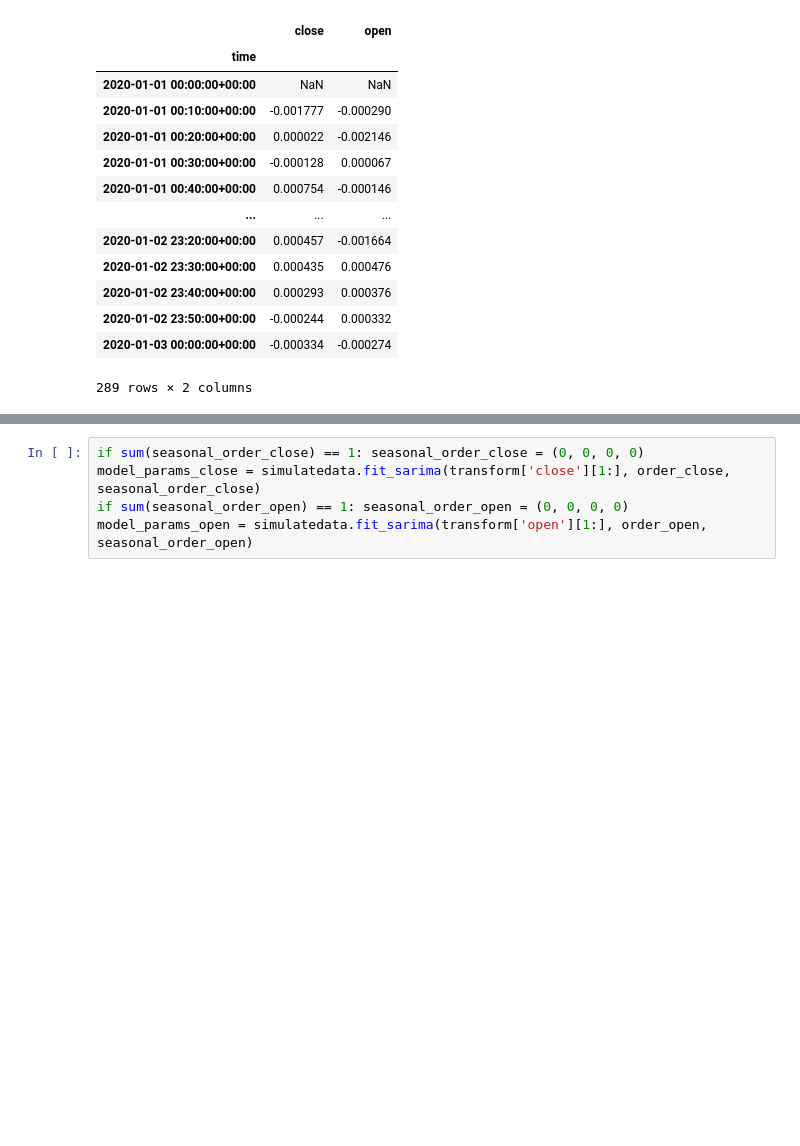
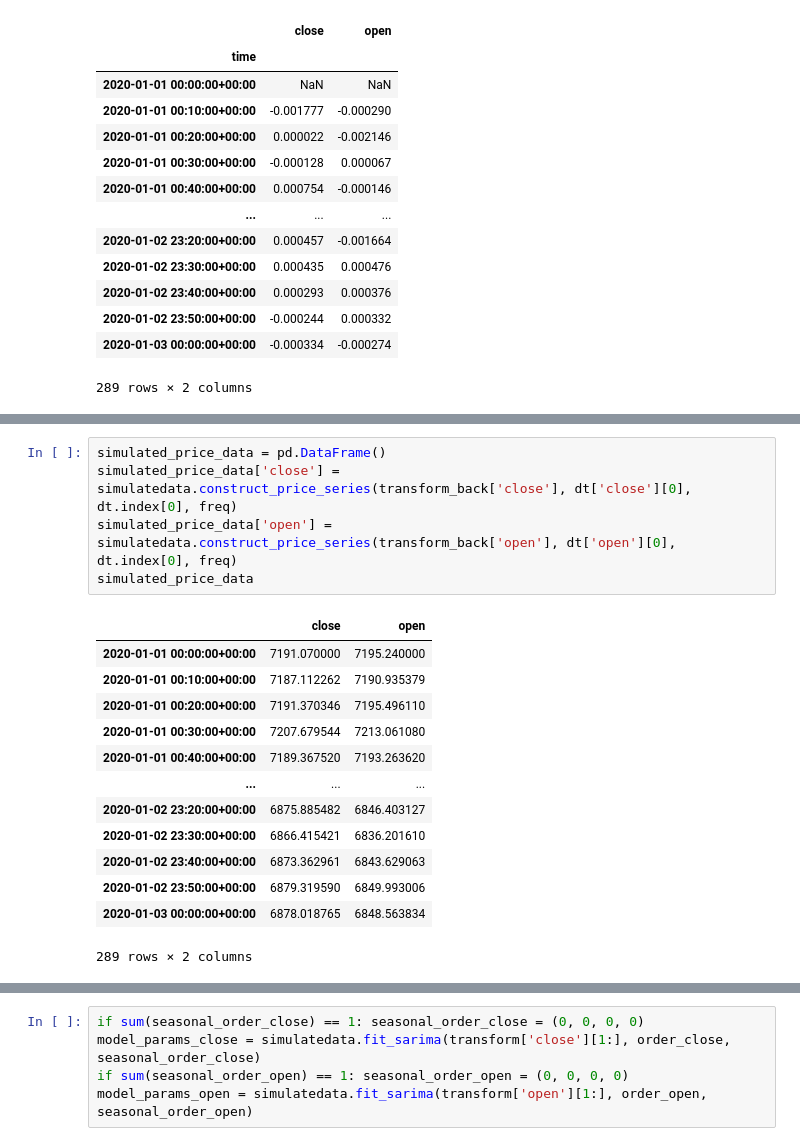
Before and after one commit to Bin1711/Binance, a Jupyter notebook: simulation_test.ipynb, the cells around one changed output, grey strips where cells are left out. Saved outputs shown, nothing was run; the diff lists cells and outputs as text; blank space fills up the shorter version.

```diff
--- a/simulation_test.ipynb
+++ b/simulation_test.ipynb
@@ -76,0 +175,19 @@ dt1
+# %%
+simulated_price_data = pd.DataFrame()
+simulated_price_data['close'] = simulatedata.construct_price_series(transform_back['close'], dt['close'][0], dt.index[0], freq)
+simulated_price_data['open'] = simulatedata.construct_price_series(transform_back['open'], dt['open'][0], dt.index[0], freq)
+simulated_price_data
+# %% [output]
+|  | close | open |
+| 2020-01-01 00:00:00+00:00 | 7191.070000 | 7195.240000 |
+| 2020-01-01 00:10:00+00:00 | 7187.112262 | 7190.935379 |
+| 2020-01-01 00:20:00+00:00 | 7191.370346 | 7195.496110 |
+| 2020-01-01 00:30:00+00:00 | 7207.679544 | 7213.061080 |
+| 2020-01-01 00:40:00+00:00 | 7189.367520 | 7193.263620 |
+| ... | ... | ... |
+| 2020-01-02 23:20:00+00:00 | 6875.885482 | 6846.403127 |
+| 2020-01-02 23:30:00+00:00 | 6866.415421 | 6836.201610 |
+| 2020-01-02 23:40:00+00:00 | 6873.362961 | 6843.629063 |
+| 2020-01-02 23:50:00+00:00 | 6879.319590 | 6849.993006 |
+| 2020-01-03 00:00:00+00:00 | 6878.018765 | 6848.563834 |
+289 rows × 2 columns
```
Also changed, not shown: parts of 21 cells of this notebook, 1 other file.
